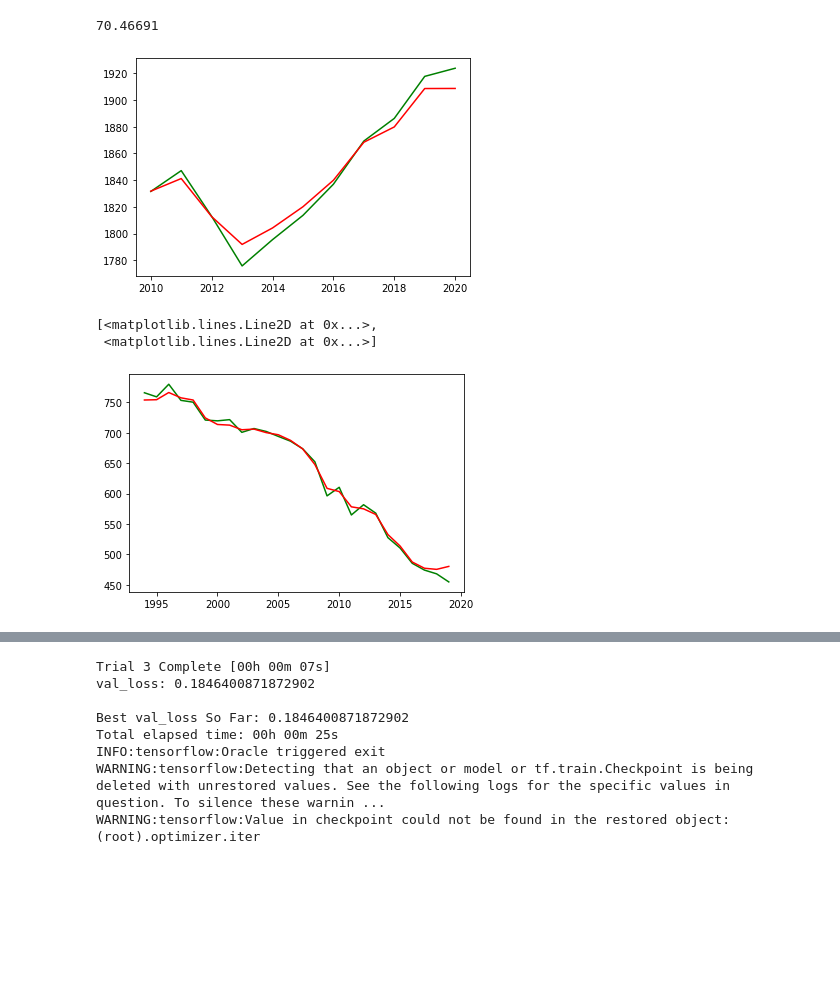
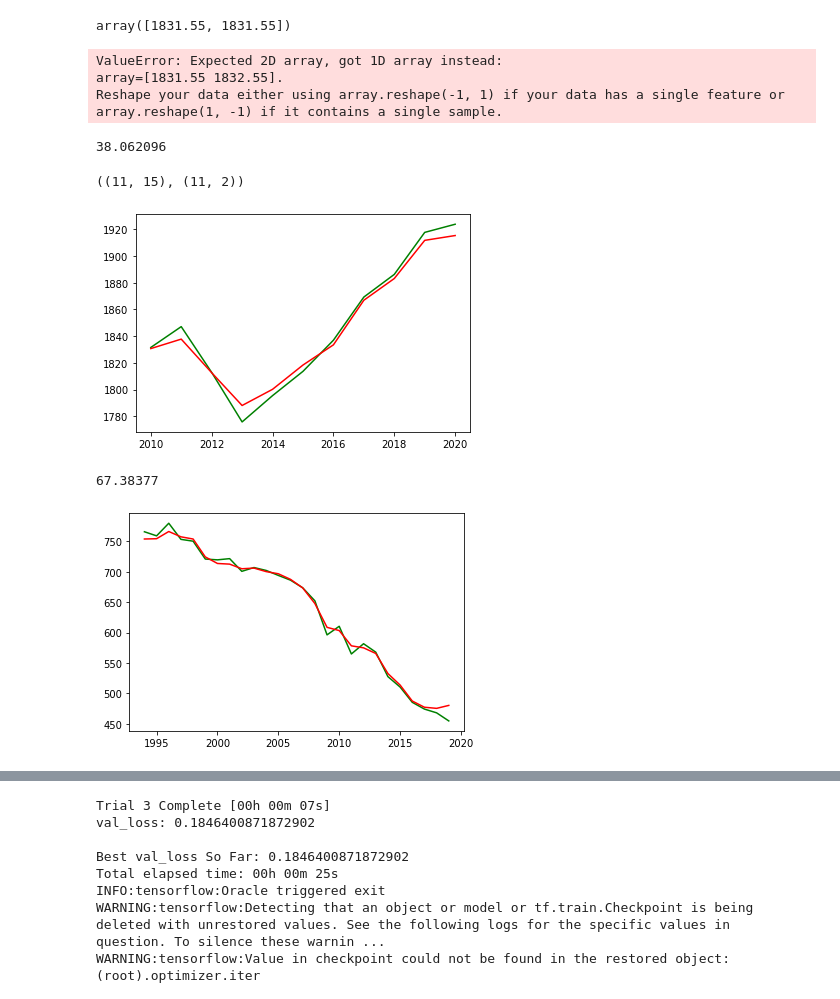
Before and after one commit to IsaacJohnEvans/EV_affect_on_emissions, a Jupyter notebook: pred.ipynb, the cells around one changed output, grey strips where cells are left out. Cells and saved outputs as stored; diff of their text form; code cells hidden in the pictures; blank space fills up the shorter version.

```diff
--- a/pred.ipynb
+++ b/pred.ipynb
@@ -126,9 +128,9 @@ def run_model(X, y, data_memory, epochs, batch_size, model_des, split_point, plo
 args = load_data()
 EU_em_df, EU_em_annual_df, UK_em_df, US_em_df, EU_veh_df, UK_veh_df, US_veh_df, UK_nox_annual_df,UK_pm_all_annual_df,USA_pm_10_annual_df,USA_pm_2_5_annual_df,USA_nox_annual_df,OCED_PM10_df,OCED_NOX_df,OCED_PM2_5_df = args
 # %%
-time_step = 1
+time_step = 5
 data_memory = 5
-epochs = 20
+epochs = 50
 batch_size = 1
 split_point = 0.9
 df_model_columns =  ['time_step', 'data_memory', 'samples', 'layers', 'epochs', 'batch_size', 'training_loss', 'val_loss', 'test_loss']
@@ -219,0 +228,16 @@ Epoch 50/50
+# %%
+EU_t = np.linspace(2010, 2020, 11)
+EU_t_pred = np.linspace(2010 + time_step - 2, 2020 + time_step -2, 11)
+EU_y = np.concatenate((EU_em_annual_y[-13: -2, :], EU_veh_y), axis = 1)
+plt.figure(1)
+fig, (ax1, ax2) = plt.subplots(2, 1, sharex= True)
+ax1.plot(EU_t, EU_y[:, 0], 'g', EU_t_pred, EU_y_pred[:, 0], 'r')
+ax1.legend(['Current', 'Predictions'])
+ax1.set_title('Emissions')
+ax1.set(ylabel = 'CO2 Emissions')
+ax2.plot(EU_t, EU_y[:, 1], 'g', EU_t_pred, EU_y_pred[:, 1], 'r')
+ax2.set_title('Electric Vehicles')
+ax2.legend(['Current', 'Predictions'])
+ax2.set(ylabel = 'Electric vehicles')
+ax2.set(xlabel = 'Year')
+plt.savefig('Figures\EU')
@@ -289,19 +333,44 @@ Epoch 50/50
+# %%
+np.repeat(np.array([EU_y[:, 0]]).transpose(), 2, axis = 1)[0, :]
+# %% [output]
+array([1831.55, 1831.55])
+# %%
+regr = RandomForestRegressor(n_estimators=100, max_depth = 3)
+EU_y_2 = np.repeat(np.array([EU_y[:, 0]]).transpose(), 2, axis = 1)
+regr.fit(EU_y_2, EU_y[:, 1])
+EU_y_reg = np.zeros(EU_y.shape[0])
+
+'''
+for i in range(EU_X.shape[0]):
+    EU_y_reg[i] = regr.predict(EU_y_2[i, :])
+EU_t = np.linspace(2010, 2020, 11)
+plt.plot(EU_t, EU_y[:, 0], 'g', EU_t, EU_y_reg, 'r')
+mse = metrics.MeanSquaredError()
+mse.update_state(EU_y[:, 0], EU_y_reg)
+test_loss = mse.result().numpy()
+print(test_loss)
+'''
+# %% [output]
+ValueError: Expected 2D array, got 1D array instead:
+array=[1831.55 1832.55].
+Reshape your data either using array.reshape(-1, 1) if your data has a single feature or array.reshape(1, -1) if it contains a single sample.
 # %%
 regr = RandomForestRegressor(n_estimators = 100, max_depth=3)
 regr.fit(EU_X, EU_y[:, 0])
-np.array([EU_X[0, :]])
 EU_y_reg = np.zeros(EU_X.shape[0])
 for i in range(EU_X.shape[0]):
     EU_y_reg[i] = regr.predict(np.array([EU_X[i, :]]))
 EU_t = np.linspace(2010, 2020, 11)
 plt.plot(EU_t, EU_y[:, 0], 'g', EU_t, EU_y_reg, 'r')
 mse = metrics.MeanSquaredError()
 mse.update_state(EU_y[:, 0], EU_y_reg)
 test_loss = mse.result().numpy()
 print(test_loss)
+EU_X.shape, EU_y.shape
 # %% [output]
-70.46691
+38.062096
+((11, 15), (11, 2))
-[figure, old version]
+[figure, new version]
 # %%
 regr = RandomForestRegressor(max_depth=3, random_state=0)
 regr.fit(UK_X, UK_y[:, 0])
@@ -311,7 +380,10 @@ for i in range(UK_X.shape[0]):
     UK_y_reg[i] = regr.predict(np.array([UK_X[i, :]]))
 UK_t = np.linspace(1994, 2019, 26)
 plt.plot(UK_t, UK_y[:, 0], 'g', UK_t, UK_y_reg, 'r')
+mse = metrics.MeanSquaredError()
+mse.update_state(UK_y[:, 0], UK_y_reg)
+test_loss = mse.result().numpy()
+print(test_loss)
 # %% [output]
-[<matplotlib.lines.Line2D at 0x...>,
- <matplotlib.lines.Line2D at 0x...>]
+67.38377
 [figure]
```
Also changed, not shown: parts of 8 cells of this notebook, 7 other files.
